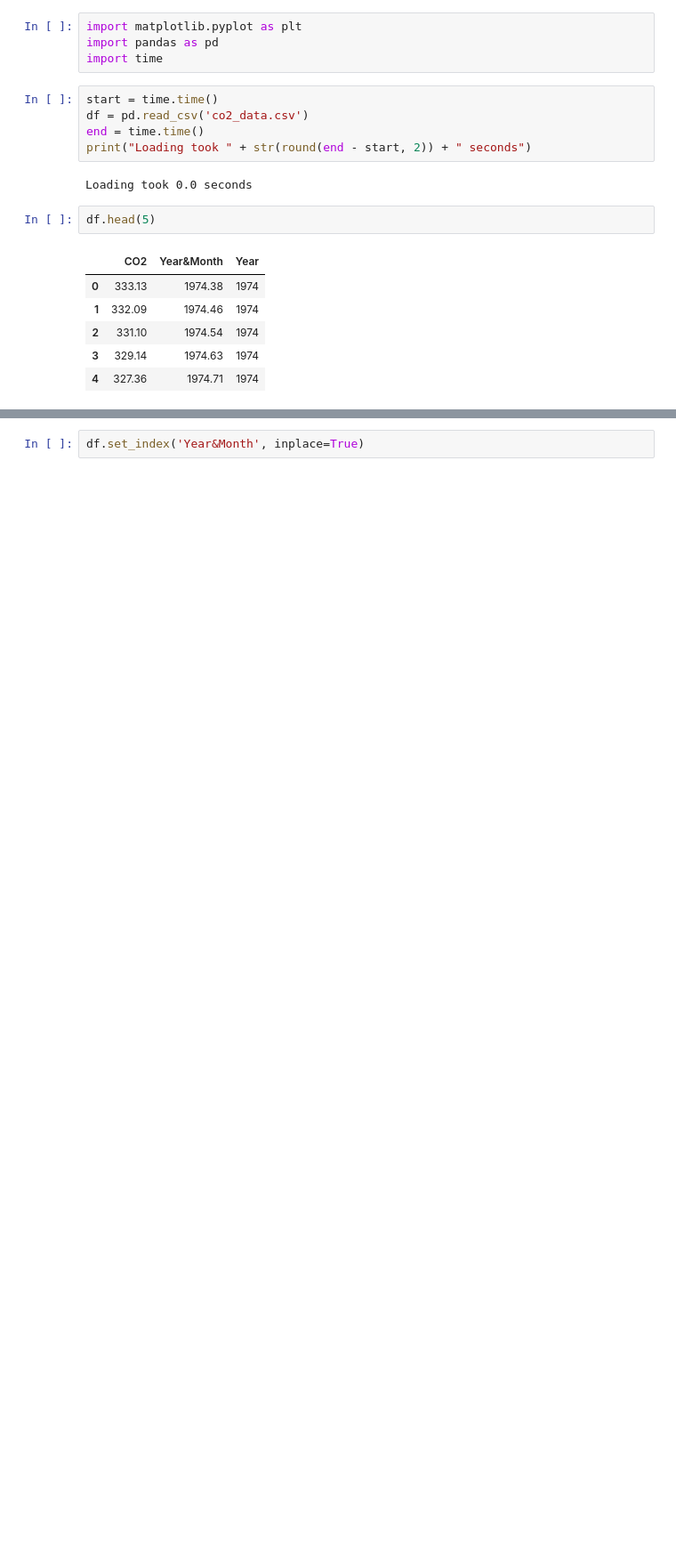
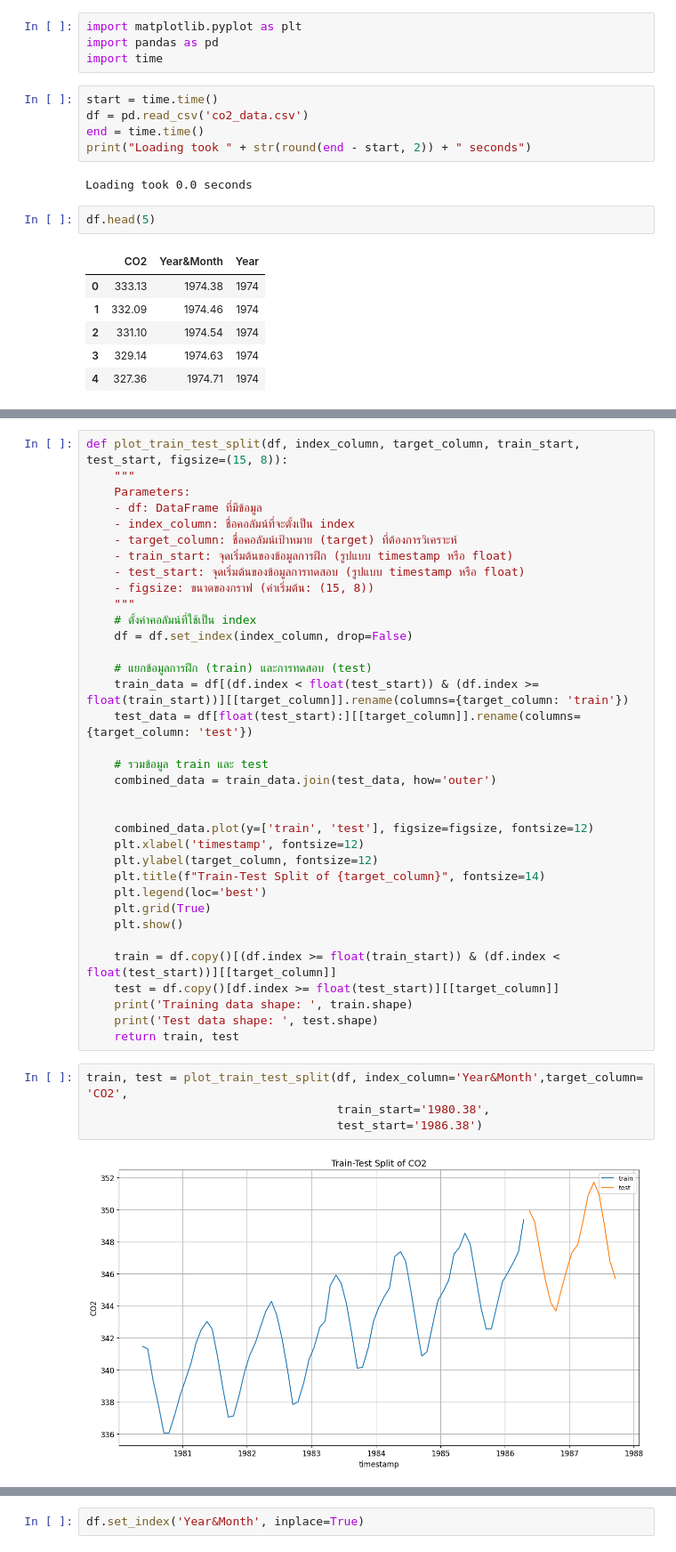
Before and after one commit to Kyaputan/Lab3-Machine-Learning, a Jupyter notebook: Time_Series/ex02/Co2.ipynb, the cells around one changed output, grey strips where cells are left out. Shown at 89% size. Drawn from its saved outputs; the diff is of its cells as text; blank space fills up the shorter version.

Commit message:
cafe data Cleaning and Timesfm Co2

```diff
--- a/Time_Series/ex02/Co2.ipynb
+++ b/Time_Series/ex02/Co2.ipynb
@@ -33,0 +87,41 @@ plt.show()
+# %%
+def plot_train_test_split(df, index_column, target_column, train_start, test_start, figsize=(15, 8)):
+    """
+    Parameters:
+    - df: DataFrame ที่มีข้อมูล
+    - index_column: ชื่อคอลัมน์ที่จะตั้งเป็น index
+    - target_column: ชื่อคอลัมน์เป้าหมาย (target) ที่ต้องการวิเคราะห์
+    - train_start: จุดเริ่มต้นของข้อมูลการฝึก (รูปแบบ timestamp หรือ float)
+    - test_start: จุดเริ่มต้นของข้อมูลการทดสอบ (รูปแบบ timestamp หรือ float)
+    - figsize: ขนาดของกราฟ (ค่าเริ่มต้น: (15, 8))
+    """
+    # ตั้งค่าคอลัมน์ที่ใช้เป็น index
+    df = df.set_index(index_column, drop=False)
+
+    # แยกข้อมูลการฝึก (train) และการทดสอบ (test)
+    train_data = df[(df.index < float(test_start)) & (df.index >= float(train_start))][[target_column]].rename(columns={target_column: 'train'})
+    test_data = df[float(test_start):][[target_column]].rename(columns={target_column: 'test'})
+
+    # รวมข้อมูล train และ test
+    combined_data = train_data.join(test_data, how='outer')
+
+
+    combined_data.plot(y=['train', 'test'], figsize=figsize, fontsize=12)
+    plt.xlabel('timestamp', fontsize=12)
+    plt.ylabel(target_column, fontsize=12)
+    plt.title(f"Train-Test Split of {target_column}", fontsize=14)
+    plt.legend(loc='best')
+    plt.grid(True)
+    plt.show()
+
+    train = df.copy()[(df.index >= float(train_start)) & (df.index < float(test_start))][[target_column]]
+    test = df.copy()[df.index >= float(test_start)][[target_column]]
+    print('Training data shape: ', train.shape)
+    print('Test data shape: ', test.shape)
+    return train, test
+# %%
+train, test = plot_train_test_split(df, index_column='Year&Month',target_column= 'CO2',
+                                    train_start='1980.38',
+                                    test_start='1986.38')
+# %% [output]
+[figure, added]
```
Also changed, not shown: parts of 19 cells of this notebook, 7 other files.
